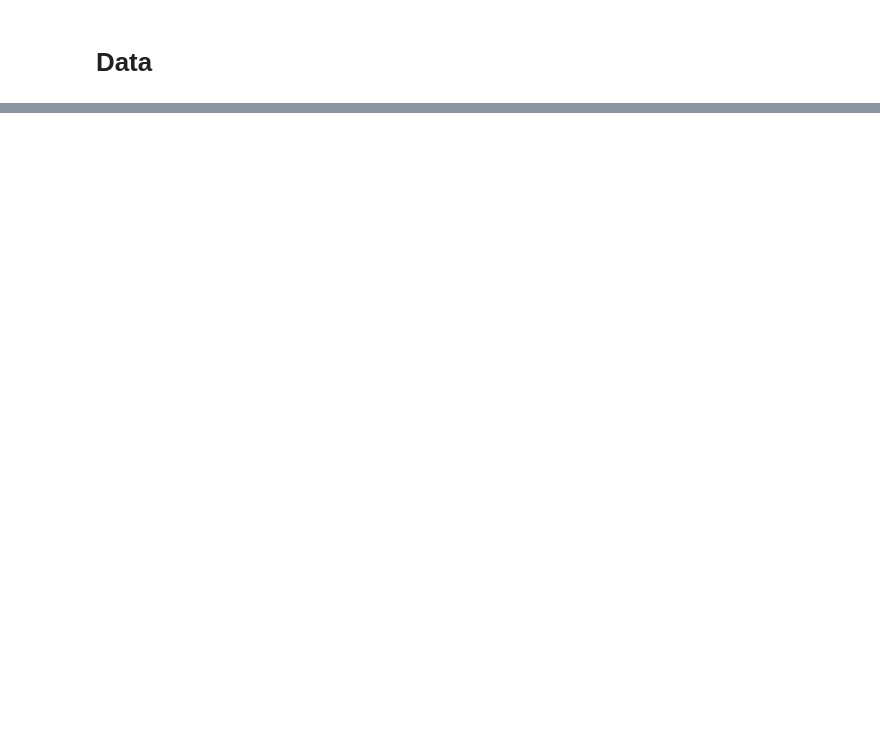
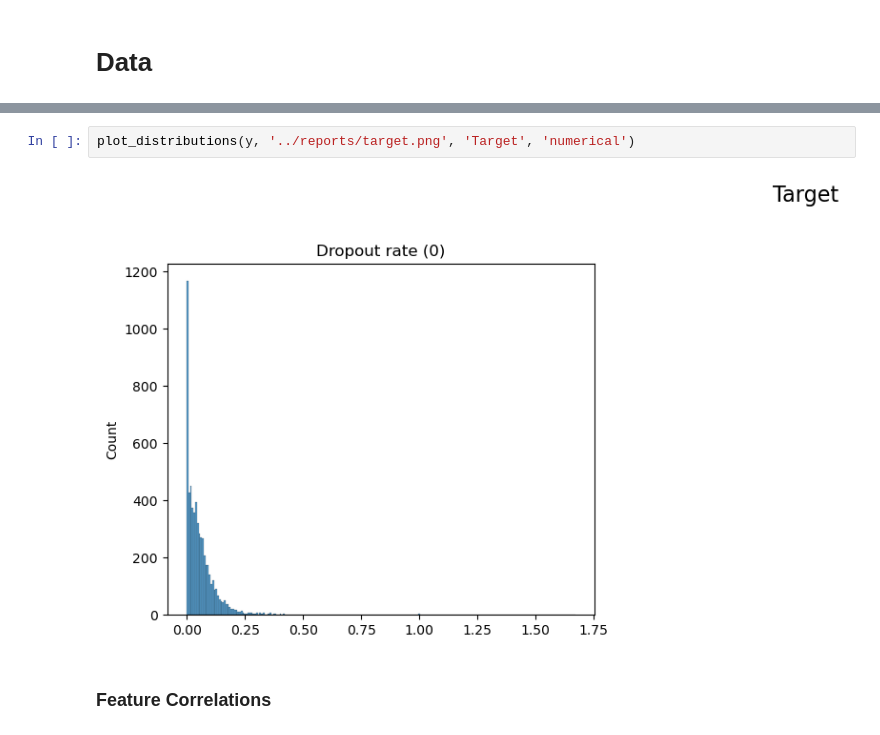
Before and after one commit to guillermo-avelar/dropout-predictor, a Jupyter notebook: notebooks/2.0-ga-diagnostics.ipynb, the cells around one changed output, grey strips where cells are left out. Cells and saved outputs as stored; diff of their text form; blank space fills up the shorter version.

```diff
--- a/notebooks/2.0-ga-diagnostics.ipynb
+++ b/notebooks/2.0-ga-diagnostics.ipynb
@@ -37,0 +87,6 @@ identifiers = ['School ID',
+# %%
+plot_distributions(y, '../reports/target.png', 'Target', 'numerical')
+# %% [output]
+[figure, added]
+# %% [markdown]
+### __Feature Correlations__
```
Also changed, not shown: parts of 14 cells of this notebook, 12 other files.
